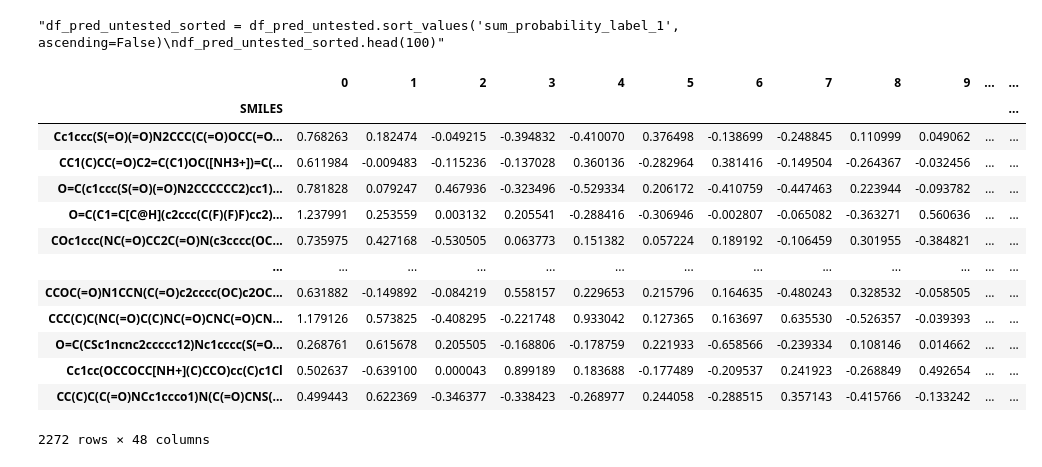
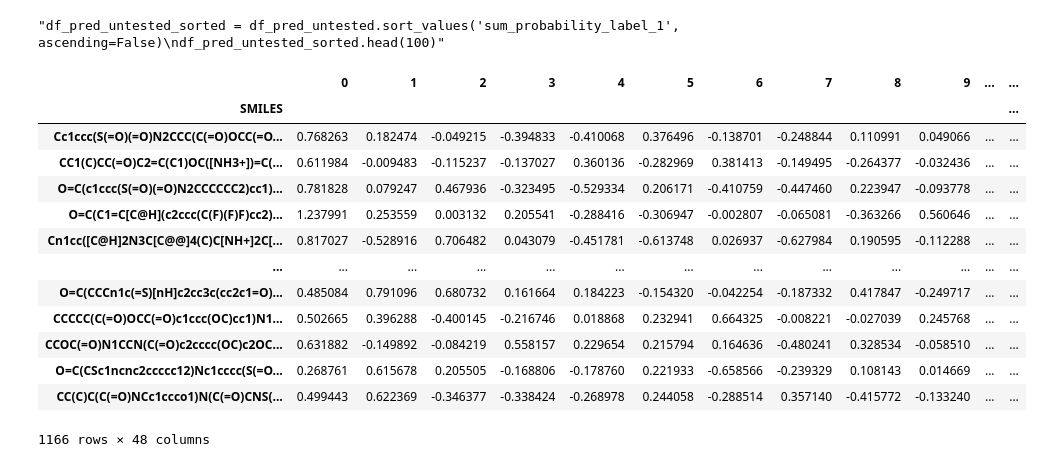
Before and after one commit to Jetteb/advanced-programming-group-7, a Jupyter notebook: group assignment 17-06.ipynb, the cells around one changed output. Cells and saved outputs as stored; diff of their text form; code cells hidden in the pictures.

```diff
--- a/group assignment 17-06.ipynb
+++ b/group assignment 17-06.ipynb
@@ -491,29 +491,29 @@ df_pred_untested_sorted.head(100)'''
 # %%
 df_pred_untested = df_pred_untested[[0, "SMILES"]]
 df_components_untested["SMILES"] = df_pred_untested["SMILES"]
-df_components_untested_smile = df_components_untested2.set_index("SMILES")
+df_components_untested_smile = df_components_untested.set_index("SMILES")
 
 df_inhibitors = pd.DataFrame()
 for row in range(len(df_pred_untested)):
     if df_pred_untested[0][row] ==1:
         SMILE_inhibitor = df_pred_untested["SMILES"][row]
         df_inhibitors = df_inhibitors.append(df_components_untested_smile.loc[[SMILE_inhibitor]])
 df_inhibitors
 # %% [output]
 |  | 0 | 1 | 2 | 3 | 4 | 5 | 6 | 7 | 8 | 9 | ... | ... |
 | SMILES |  |  |  |  |  |  |  |  |  |  |  | ... |
-| Cc1ccc(S(=O)(=O)N2CCC(C(=O)OCC(=O... | 0.768263 | 0.182474 | -0.049215 | -0.394832 | -0.410070 | 0.376498 | -0.138699 | -0.248845 | 0.110999 | 0.049062 | ... | ... |
-| CC1(C)CC(=O)C2=C(C1)OC([NH3+])=C(... | 0.611984 | -0.009483 | -0.115236 | -0.137028 | 0.360136 | -0.282964 | 0.381416 | -0.149504 | -0.264367 | -0.032456 | ... | ... |
-| O=C(c1ccc(S(=O)(=O)N2CCCCCC2)cc1)... | 0.781828 | 0.079247 | 0.467936 | -0.323496 | -0.529334 | 0.206172 | -0.410759 | -0.447463 | 0.223944 | -0.093782 | ... | ... |
-| O=C(C1=C[C@H](c2ccc(C(F)(F)F)cc2)... | 1.237991 | 0.253559 | 0.003132 | 0.205541 | -0.288416 | -0.306946 | -0.002807 | -0.065082 | -0.363271 | 0.560636 | ... | ... |
-| COc1ccc(NC(=O)CC2C(=O)N(c3cccc(OC... | 0.735975 | 0.427168 | -0.530505 | 0.063773 | 0.151382 | 0.057224 | 0.189192 | -0.106459 | 0.301955 | -0.384821 | ... | ... |
+| Cc1ccc(S(=O)(=O)N2CCC(C(=O)OCC(=O... | 0.768263 | 0.182474 | -0.049215 | -0.394833 | -0.410068 | 0.376496 | -0.138701 | -0.248844 | 0.110991 | 0.049066 | ... | ... |
+| CC1(C)CC(=O)C2=C(C1)OC([NH3+])=C(... | 0.611984 | -0.009483 | -0.115237 | -0.137027 | 0.360136 | -0.282969 | 0.381413 | -0.149495 | -0.264377 | -0.032436 | ... | ... |
+| O=C(c1ccc(S(=O)(=O)N2CCCCCC2)cc1)... | 0.781828 | 0.079247 | 0.467936 | -0.323495 | -0.529334 | 0.206171 | -0.410759 | -0.447460 | 0.223947 | -0.093778 | ... | ... |
+| O=C(C1=C[C@H](c2ccc(C(F)(F)F)cc2)... | 1.237991 | 0.253559 | 0.003132 | 0.205541 | -0.288416 | -0.306947 | -0.002807 | -0.065081 | -0.363266 | 0.560646 | ... | ... |
+| Cn1cc([C@H]2N3C[C@@]4(C)C[NH+]2C[... | 0.817027 | -0.528916 | 0.706482 | 0.043079 | -0.451781 | -0.613748 | 0.026937 | -0.627984 | 0.190595 | -0.112288 | ... | ... |
 | ... | ... | ... | ... | ... | ... | ... | ... | ... | ... | ... | ... | ... |
-| CCOC(=O)N1CCN(C(=O)c2cccc(OC)c2OC... | 0.631882 | -0.149892 | -0.084219 | 0.558157 | 0.229653 | 0.215796 | 0.164635 | -0.480243 | 0.328532 | -0.058505 | ... | ... |
-| CCC(C)C(NC(=O)C(C)NC(=O)CNC(=O)CN... | 1.179126 | 0.573825 | -0.408295 | -0.221748 | 0.933042 | 0.127365 | 0.163697 | 0.635530 | -0.526357 | -0.039393 | ... | ... |
-| O=C(CSc1ncnc2ccccc12)Nc1cccc(S(=O... | 0.268761 | 0.615678 | 0.205505 | -0.168806 | -0.178759 | 0.221933 | -0.658566 | -0.239334 | 0.108146 | 0.014662 | ... | ... |
-| Cc1cc(OCCOCC[NH+](C)CCO)cc(C)c1Cl | 0.502637 | -0.639100 | 0.000043 | 0.899189 | 0.183688 | -0.177489 | -0.209537 | 0.241923 | -0.268849 | 0.492654 | ... | ... |
-| CC(C)C(C(=O)NCc1ccco1)N(C(=O)CNS(... | 0.499443 | 0.622369 | -0.346377 | -0.338423 | -0.268977 | 0.244058 | -0.288515 | 0.357143 | -0.415766 | -0.133242 | ... | ... |
+| O=C(CCCn1c(=S)[nH]c2cc3c(cc2c1=O)... | 0.485084 | 0.791096 | 0.680732 | 0.161664 | 0.184223 | -0.154320 | -0.042254 | -0.187332 | 0.417847 | -0.249717 | ... | ... |
+| CCCCC(C(=O)OCC(=O)c1ccc(OC)cc1)N1... | 0.502665 | 0.396288 | -0.400145 | -0.216746 | 0.018868 | 0.232941 | 0.664325 | -0.008221 | -0.027039 | 0.245768 | ... | ... |
+| CCOC(=O)N1CCN(C(=O)c2cccc(OC)c2OC... | 0.631882 | -0.149892 | -0.084219 | 0.558157 | 0.229654 | 0.215794 | 0.164636 | -0.480241 | 0.328534 | -0.058510 | ... | ... |
+| O=C(CSc1ncnc2ccccc12)Nc1cccc(S(=O... | 0.268761 | 0.615678 | 0.205505 | -0.168806 | -0.178760 | 0.221933 | -0.658566 | -0.239329 | 0.108143 | 0.014669 | ... | ... |
+| CC(C)C(C(=O)NCc1ccco1)N(C(=O)CNS(... | 0.499443 | 0.622369 | -0.346377 | -0.338424 | -0.268978 | 0.244058 | -0.288514 | 0.357140 | -0.415772 | -0.133240 | ... | ... |
-2272 rows × 48 columns
+1166 rows × 48 columns
 # %%
 df_components["SMILES"] = SMILES
 df_components = df_components.set_index("SMILES")
```
Also changed, not shown: parts of 4 cells of this notebook.
